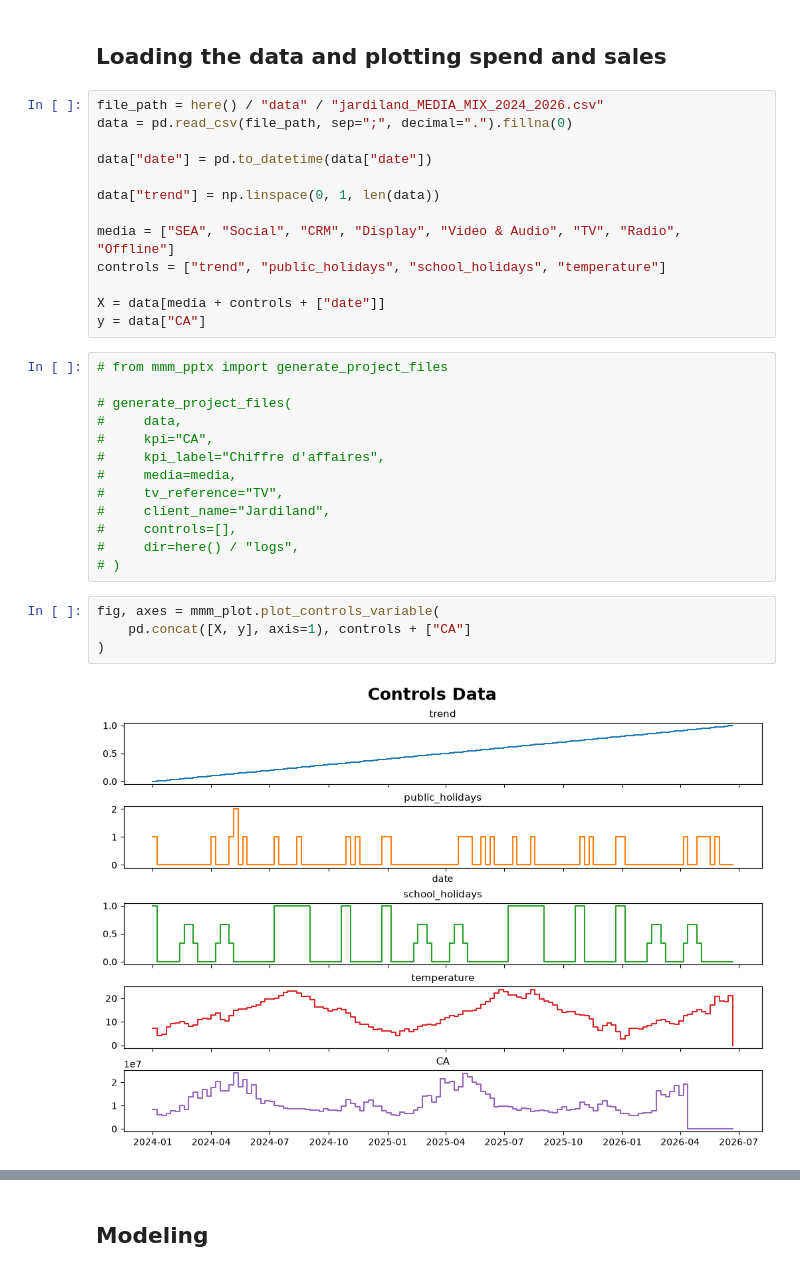
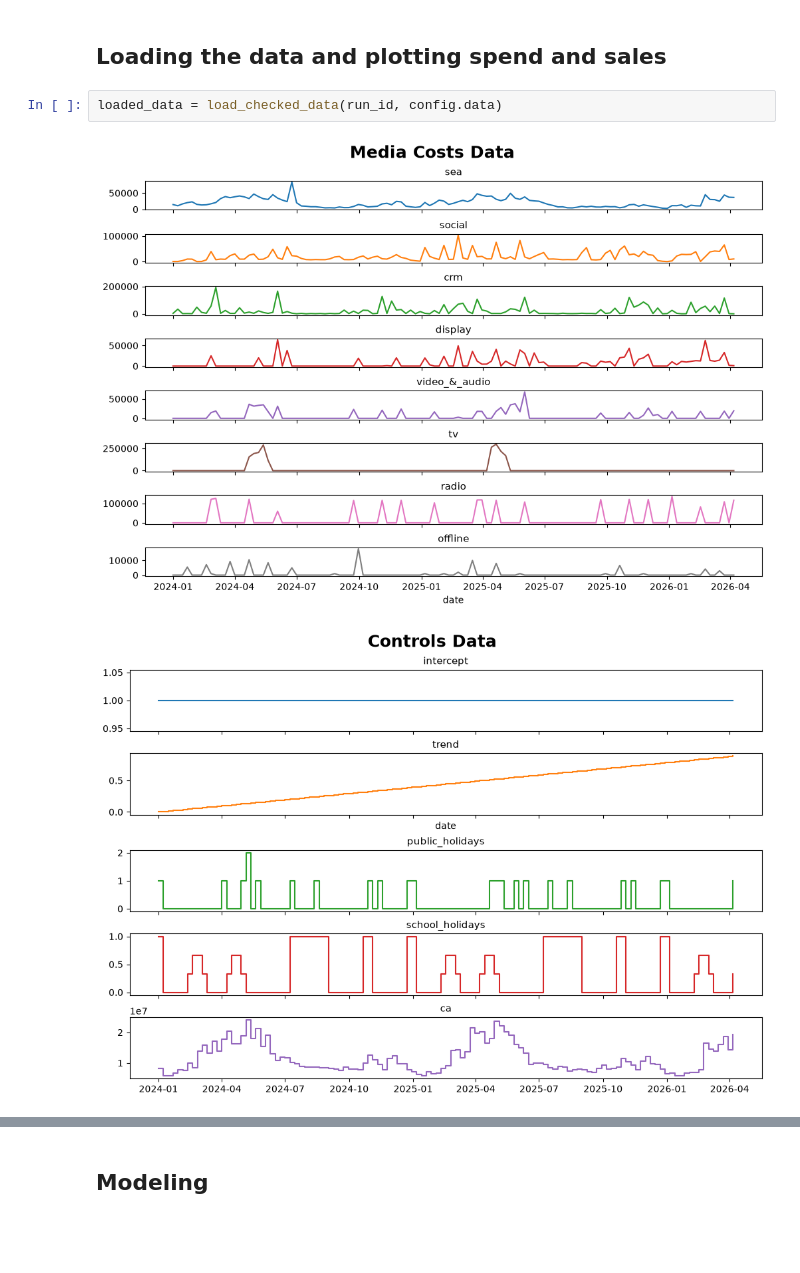
Before and after one commit to antoine-caillebotte/MMM_jardiland, a Jupyter notebook: 1_mmm_building.ipynb, the cells around one changed output, grey strips where cells are left out. Cells and saved outputs as stored; diff of their text form; blank space fills up the shorter version.

```diff
--- a/1_mmm_building.ipynb
+++ b/1_mmm_building.ipynb
@@ -12,36 +27,9 @@ from mmm_utils.data_logger import data_logger
 # %% [markdown]
 ## Loading the data and plotting spend and sales
-# %%
-file_path = here() / "data" / "jardiland_MEDIA_MIX_2024_2026.csv"
-data = pd.read_csv(file_path, sep=";", decimal=".").fillna(0)
-
-data["date"] = pd.to_datetime(data["date"])
-
-data["trend"] = np.linspace(0, 1, len(data))
-
-media = ["SEA", "Social", "CRM", "Display", "Video & Audio", "TV", "Radio", "Offline"]
-controls = ["trend", "public_holidays", "school_holidays", "temperature"]
-
-X = data[media + controls + ["date"]]
-y = data["CA"]
-# %%
-# from mmm_pptx import generate_project_files
-
-# generate_project_files(
-#     data,
-#     kpi="CA",
-#     kpi_label="Chiffre d'affaires",
-#     media=media,
-#     tv_reference="TV",
-#     client_name="Jardiland",
-#     controls=[],
-#     dir=here() / "logs",
-# )
-# %%
-fig, axes = mmm_plot.plot_controls_variable(
-    pd.concat([X, y], axis=1), controls + ["CA"]
-)
-# %% [output]
-[figure, removed]
+# %%
+loaded_data = load_checked_data(run_id, config.data)
+# %% [output]
+[figure, added]
+[figure, added]
 # %%
 _, axes = mmm_plot.plot_cross_correlation(
```
Also changed, not shown: parts of 55 cells of this notebook, 12 other files.
